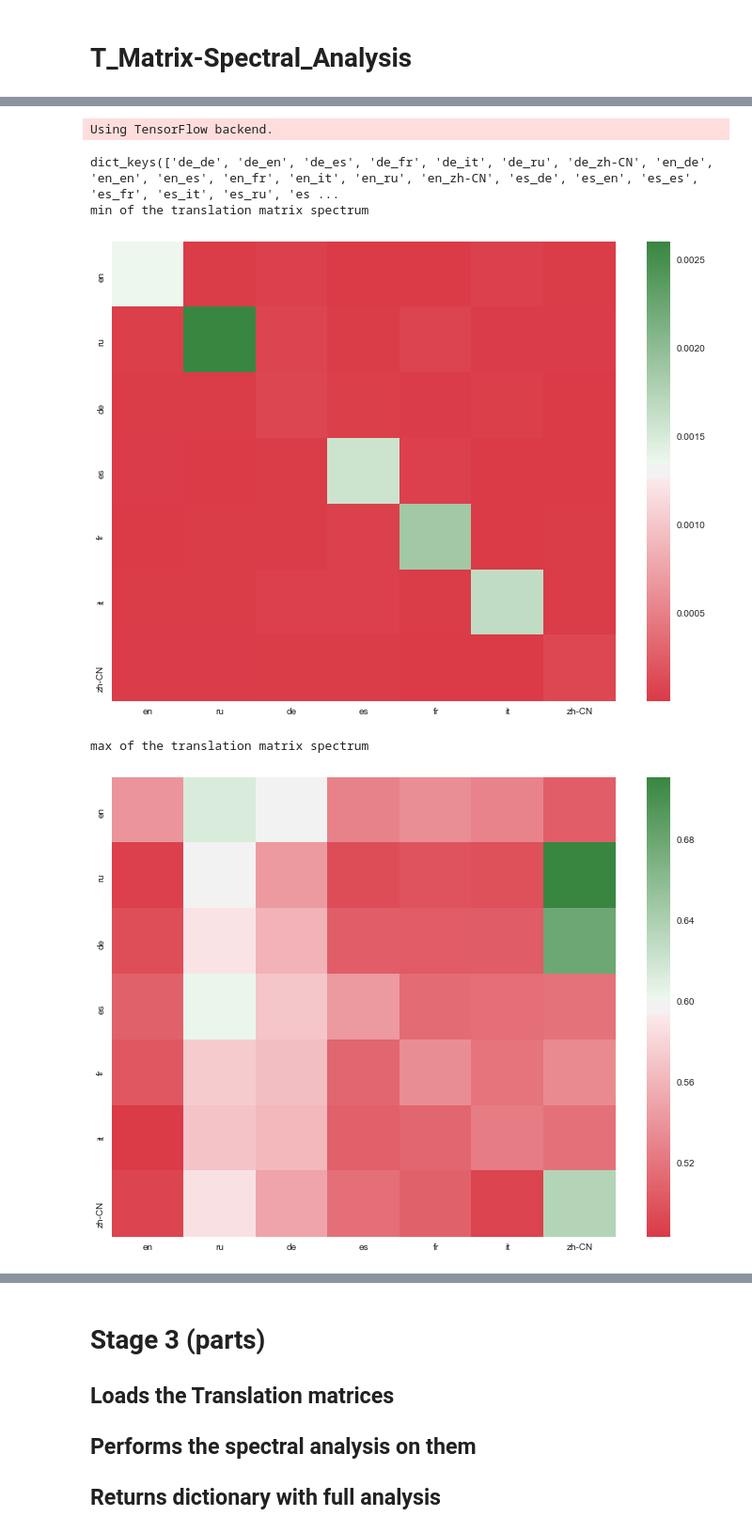
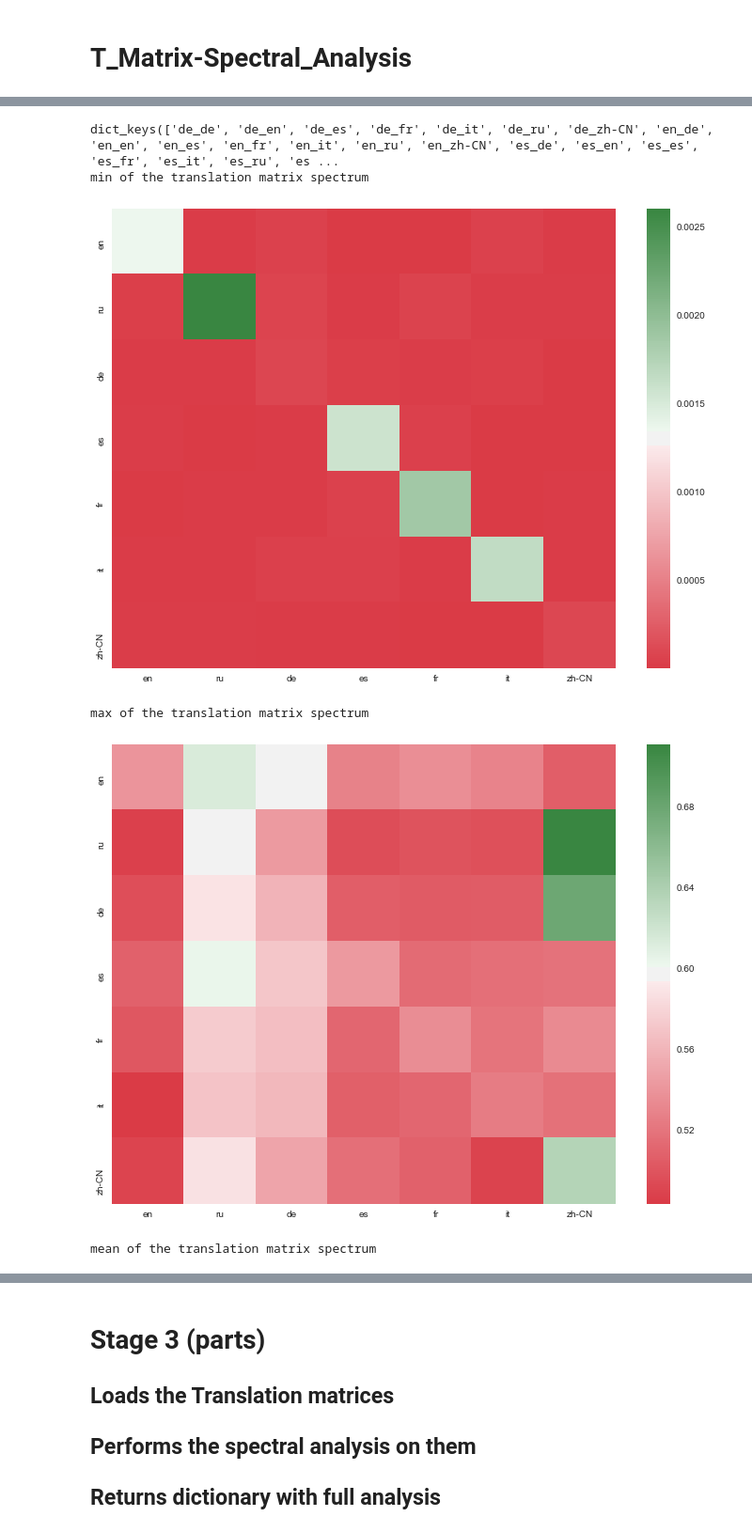
Before and after one commit to mike-tamir/IsomanticsWorkshop, a Jupyter notebook: code/T_Matrix-Spectral_Analysis.ipynb, the cells around one changed output, grey strips where cells are left out. Shown at 94% size. Drawn from its saved outputs; the diff is of its cells as text; code cells hidden in the pictures.

```diff
--- a/code/T_Matrix-Spectral_Analysis.ipynb
+++ b/code/T_Matrix-Spectral_Analysis.ipynb
@@ -10,40 +59,40 @@ from ismtools import extract_T_matrix_dict, plot_heatmaps #,SVD,log,stat_calc,ma
 
 ##############
 #Set variables
-T_MATRIX_DIR = "../data/l2=0_01_normality=0_000001/"
+T_MATRIX_DIR = "../data/l2=0_01_normality=0_000001/T_matrices"
 
 full = extract_T_matrix_dict(T_matrix_dir=T_MATRIX_DIR,
                              stats=['min','max','mean','median','std'],
                              calc_cov=True,
                              calc_inv=False,
                              calc_SVD=True,
                              log_spectrum=True,
                              normality=True,
                              verbose=0
                             )
 print(full.keys())
 
 ##############
 #Set variables
 T_MATRIX_DICT = full
 MATRIX_TYPES = ["T_matrix", "T_cov"]
 STATS = ['min', 'max', 'mean', 'median', 'std', 'min_log', 'max_log', 'mean_log', 'median_log', 'std_log']
 #['normality', 'min', 'max', 'mean', 'median', 'std', 'min_log', 'max_log', 'mean_log', 'median_log', 'std_log']
 
 
 heatmaps = plot_heatmaps(T_matrix_dict=T_MATRIX_DICT,
                          plotted_stats=STATS,
                          display_opt="cols",
                          matrix_types=MATRIX_TYPES,
                          low_c=10,
                          high_c=130,
                          sep_num=8,
                          figuresize=[12,9]
                         )
 # %% [output]
-Using TensorFlow backend.
+dict_keys(['de_de', 'de_en', 'de_es', 'de_fr', 'de_it', 'de_ru', 'de_zh-CN', 'en_de', 'en_en', 'en_es', 'en_fr', 'en_it', 'en_ru', 'en_zh-CN', 'es_de', 'es_en', 'es_es', 'es_fr', 'es_it', 'es_ru', 'es ...
+min of the translation matrix spectrum
+[figure]
-dict_keys(['de_de', 'de_en', 'de_es', 'de_fr', 'de_it', 'de_ru', 'de_zh-CN', 'en_de', 'en_en', 'en_es', 'en_fr', 'en_it', 'en_ru', 'en_zh-CN', 'es_de', 'es_en', 'es_es', 'es_fr', 'es_it', 'es_ru', 'es ...
-min of the translation matrix spectrum
+max of the translation matrix spectrum
-[figure]
+[figure]
-max of the translation matrix spectrum
+mean of the translation matrix spectrum
-[figure]
```
Also changed, not shown: parts of 4 cells of this notebook.
